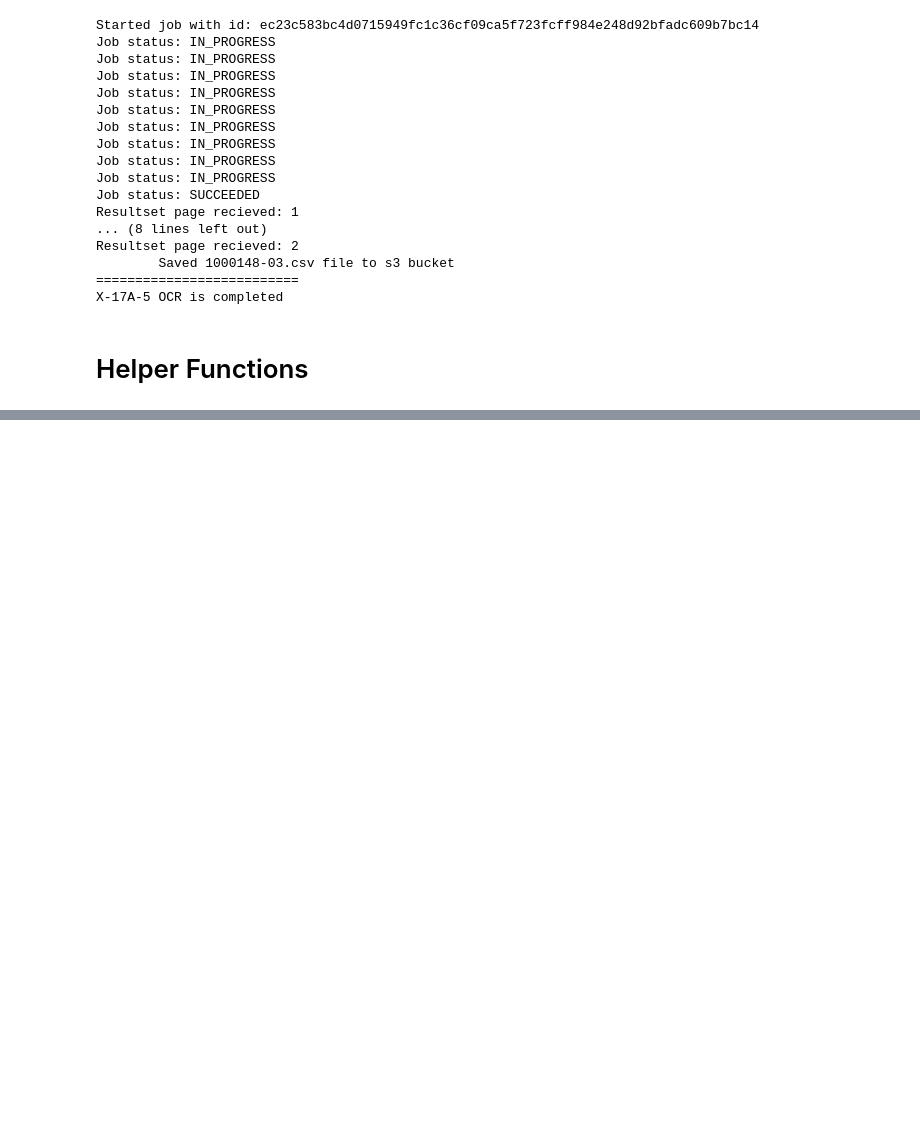
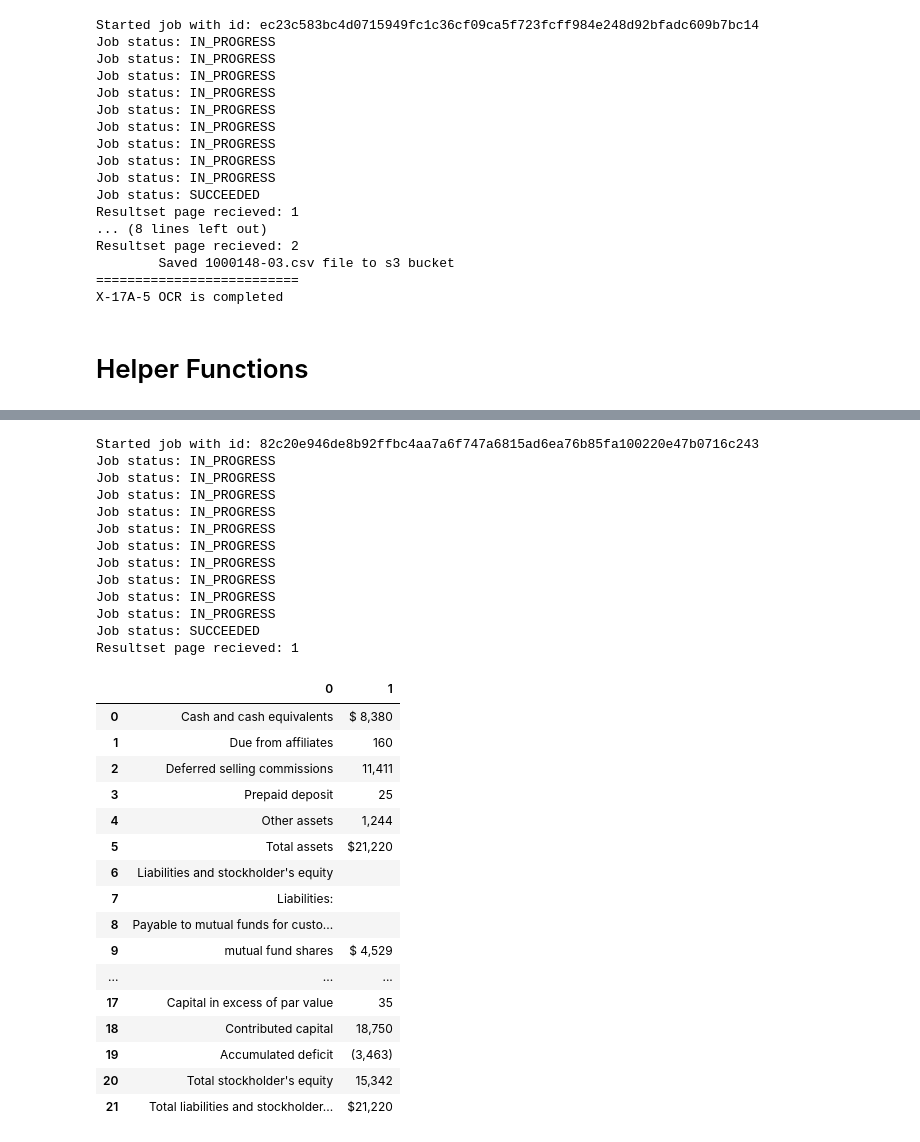
Before and after one commit to fernando-duarte/X17A5, a Jupyter notebook: SEC_Textract.ipynb, the cells around one changed output, grey strips where cells are left out. Drawn from its saved outputs; the diff is of its cells as text; code cells hidden in the pictures; blank space fills up the shorter version.

```diff
--- a/SEC_Textract.ipynb
+++ b/SEC_Textract.ipynb
@@ -338,0 +399,34 @@ def isfloat(value) -> bool:
+# %%
+restype = runJob("ran-s3-systemic-risk", 'Input/SubSets/200684-02_subset.pdf')
+testCase(restype)
+# %% [output]
+Started job with id: 82c20e946de8b92ffbc4aa7a6f747a6815ad6ea76b85fa100220e47b0716c243
+Job status: IN_PROGRESS
+Job status: IN_PROGRESS
+Job status: IN_PROGRESS
+Job status: IN_PROGRESS
+Job status: IN_PROGRESS
+Job status: IN_PROGRESS
+Job status: IN_PROGRESS
+Job status: IN_PROGRESS
+Job status: IN_PROGRESS
+Job status: IN_PROGRESS
+Job status: SUCCEEDED
+Resultset page recieved: 1
+|  | 0 | 1 |
+| 0 | Cash and cash equivalents | $ 8,380 |
+| 1 | Due from affiliates | 160 |
+| 2 | Deferred selling commissions | 11,411 |
+| 3 | Prepaid deposit | 25 |
+| 4 | Other assets | 1,244 |
+| 5 | Total assets | $21,220 |
+| 6 | Liabilities and stockholder's equity |  |
+| 7 | Liabilities: |  |
+| 8 | Payable to mutual funds for custo... |  |
+| 9 | mutual fund shares | $ 4,529 |
+| ... | ... | ... |
+| 17 | Capital in excess of par value | 35 |
+| 18 | Contributed capital | 18,750 |
+| 19 | Accumulated deficit | (3,463) |
+| 20 | Total stockholder's equity | 15,342 |
+| 21 | Total liabilities and stockholder... | $21,220 |
```
Also changed, not shown: parts of 10 cells of this notebook.
